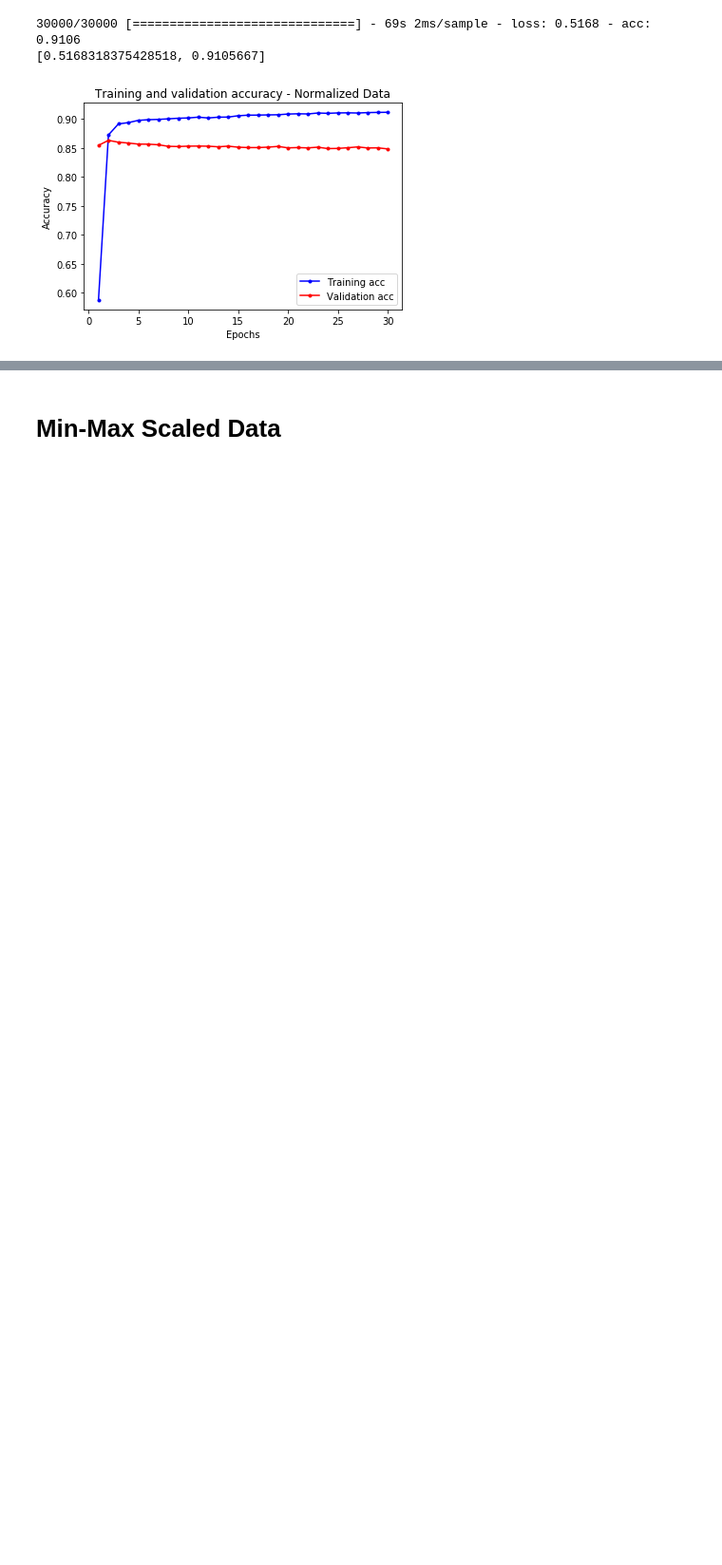
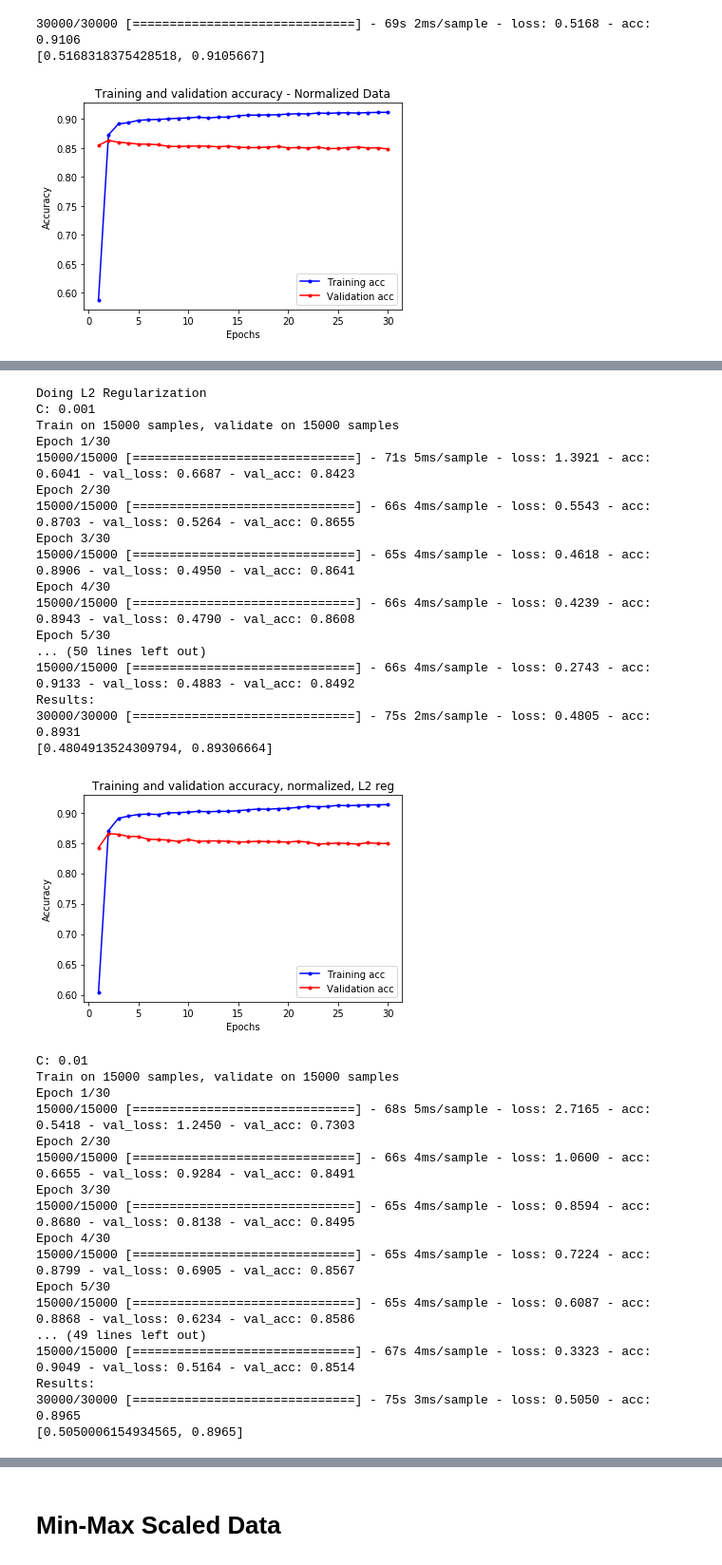
Before and after one commit to cinderlee/MachineLearningProject, a Jupyter notebook: Neural Network.ipynb, the cells around one changed output, grey strips where cells are left out. Shown at 95% size. Saved outputs shown, nothing was run; the diff lists cells and outputs as text; code cells hidden in the pictures; blank space fills up the shorter version.

```diff
--- a/Neural Network.ipynb
+++ b/Neural Network.ipynb
@@ -620,0 +672,79 @@ NameError: name 'X_tr_norm' is not defined
+# %%
+print("Doing L2 Regularization")
+num_features = len(bad_words)
+cvals = [0.001, 0.01, 0.1]
+for c in cvals:
+    print("C:", c)
+    model_norm_l2 = keras.Sequential()
+    model_norm_l2.add(keras.layers.Dense(units=num_features, input_shape=(num_features,)))
+    model_norm_l2.add(keras.layers.Dense(units=1500, activation=tf.nn.sigmoid,
+                                    activity_regularizer=tf.keras.regularizers.l2(l=c)))
+    model_norm_l2.add(keras.layers.Dense(units=1500, activation=tf.nn.sigmoid,
+                                    activity_regularizer=tf.keras.regularizers.l2(l=c)))
+    model_norm_l2.add(keras.layers.Dense(units=1, activation=tf.nn.sigmoid,
+                                    activity_regularizer=tf.keras.regularizers.l2(l=c)))
+
+    model_norm_l2.compile(optimizer='adam',
+                     loss='binary_crossentropy',
+                     metrics=['acc'])
+
+    train_norm_l2 = model_norm_l2.fit(X_tr_norm,
+                               Y_train,
+                               epochs=30,
+                               batch_size=500,
+                               validation_data=(X_va_norm, Y_val),
+                               verbose=1)
+
+    print("Results:")
+    results_norm_l2 = model_norm_l2.evaluate(X_te_norm, Y_test)
+    print(results_norm_l2)
+
+    train_norm_l2_hist = train_norm_l2.history
+    train_norm_l2_acc = train_norm_l2_hist['acc']
+    val_norm_l2_acc = train_norm_l2_hist['val_acc']
+    plt.figure()
+    num_epochs_norm_l2 = range(1, len(train_norm_l2_acc) + 1)
+    plt.plot(num_epochs_norm_l2, train_norm_l2_acc, 'b.-', label='Training acc')
+    plt.plot(num_epochs_norm_l2, val_norm_l2_acc, 'r.-', label='Validation acc')
+    plt.title('Training and validation accuracy, normalized, L2 reg')
+    plt.xlabel('Epochs')
+    plt.ylabel('Accuracy')
+    plt.legend()
+
+    plt.show()
+# %% [output]
+Doing L2 Regularization
+C: 0.001
+Train on 15000 samples, validate on 15000 samples
+Epoch 1/30
+15000/15000 [==============================] - 71s 5ms/sample - loss: 1.3921 - acc: 0.6041 - val_loss: 0.6687 - val_acc: 0.8423
+Epoch 2/30
+15000/15000 [==============================] - 66s 4ms/sample - loss: 0.5543 - acc: 0.8703 - val_loss: 0.5264 - val_acc: 0.8655
+Epoch 3/30
+15000/15000 [==============================] - 65s 4ms/sample - loss: 0.4618 - acc: 0.8906 - val_loss: 0.4950 - val_acc: 0.8641
+Epoch 4/30
+15000/15000 [==============================] - 66s 4ms/sample - loss: 0.4239 - acc: 0.8943 - val_loss: 0.4790 - val_acc: 0.8608
+Epoch 5/30
+... (50 lines left out)
+15000/15000 [==============================] - 66s 4ms/sample - loss: 0.2743 - acc: 0.9133 - val_loss: 0.4883 - val_acc: 0.8492
+Results:
+30000/30000 [==============================] - 75s 2ms/sample - loss: 0.4805 - acc: 0.8931
+[0.4804913524309794, 0.89306664]
+[figure, added]
+C: 0.01
+Train on 15000 samples, validate on 15000 samples
+Epoch 1/30
+15000/15000 [==============================] - 68s 5ms/sample - loss: 2.7165 - acc: 0.5418 - val_loss: 1.2450 - val_acc: 0.7303
+Epoch 2/30
+15000/15000 [==============================] - 66s 4ms/sample - loss: 1.0600 - acc: 0.6655 - val_loss: 0.9284 - val_acc: 0.8491
+Epoch 3/30
+15000/15000 [==============================] - 65s 4ms/sample - loss: 0.8594 - acc: 0.8680 - val_loss: 0.8138 - val_acc: 0.8495
+Epoch 4/30
+15000/15000 [==============================] - 65s 4ms/sample - loss: 0.7224 - acc: 0.8799 - val_loss: 0.6905 - val_acc: 0.8567
+Epoch 5/30
+15000/15000 [==============================] - 65s 4ms/sample - loss: 0.6087 - acc: 0.8868 - val_loss: 0.6234 - val_acc: 0.8586
+... (49 lines left out)
+15000/15000 [==============================] - 67s 4ms/sample - loss: 0.3323 - acc: 0.9049 - val_loss: 0.5164 - val_acc: 0.8514
+Results:
+30000/30000 [==============================] - 75s 3ms/sample - loss: 0.5050 - acc: 0.8965
+[0.5050006154934565, 0.8965]
```
Also changed, not shown: parts of 2 cells of this notebook.
